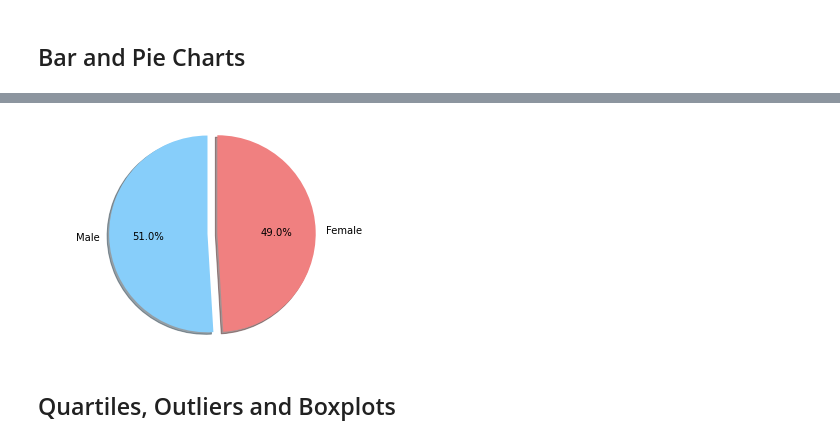
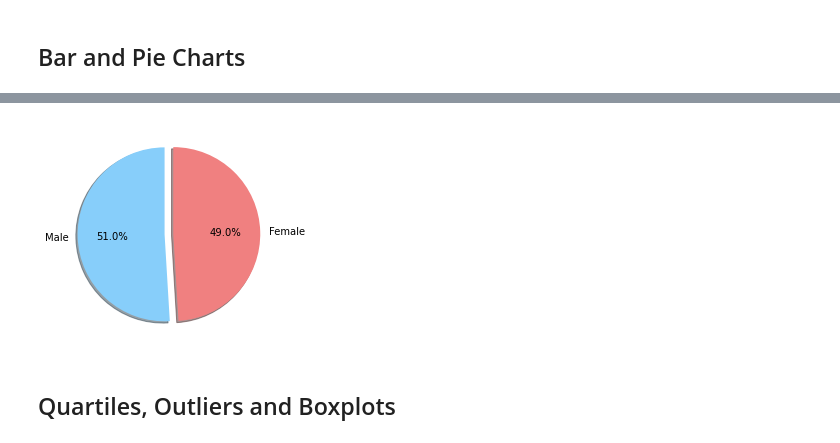
Before and after one commit to pammeyer80/matplotlib-challenge, a Jupyter notebook: Pymaceuticals/pymaceuticals_starter.ipynb, the cells around one changed output, grey strips where cells are left out. Cells and saved outputs as stored; diff of their text form; code cells hidden in the pictures.

```diff
--- a/Pymaceuticals/pymaceuticals_starter.ipynb
+++ b/Pymaceuticals/pymaceuticals_starter.ipynb
@@ -169,14 +170,14 @@ plt.show()
 # %%
 # Generate a pie plot showing the distribution of female versus male mice using pyplot
 labels = gender_df.index
 counts = gender_df["Sex"]
 
 plt.pie(counts, explode=explode, labels=labels, colors=colors, autopct="%1.1f%%", shadow=True, startangle=90)
 
-plt.axis("equal")
+plt.axis("off")
 plt.show()
 # %% [output]
-[figure, old version]
+[figure, new version]
 # %% [markdown]
 ## Quartiles, Outliers and Boxplots
 # %%
```
Also changed, not shown: parts of 6 cells of this notebook.
